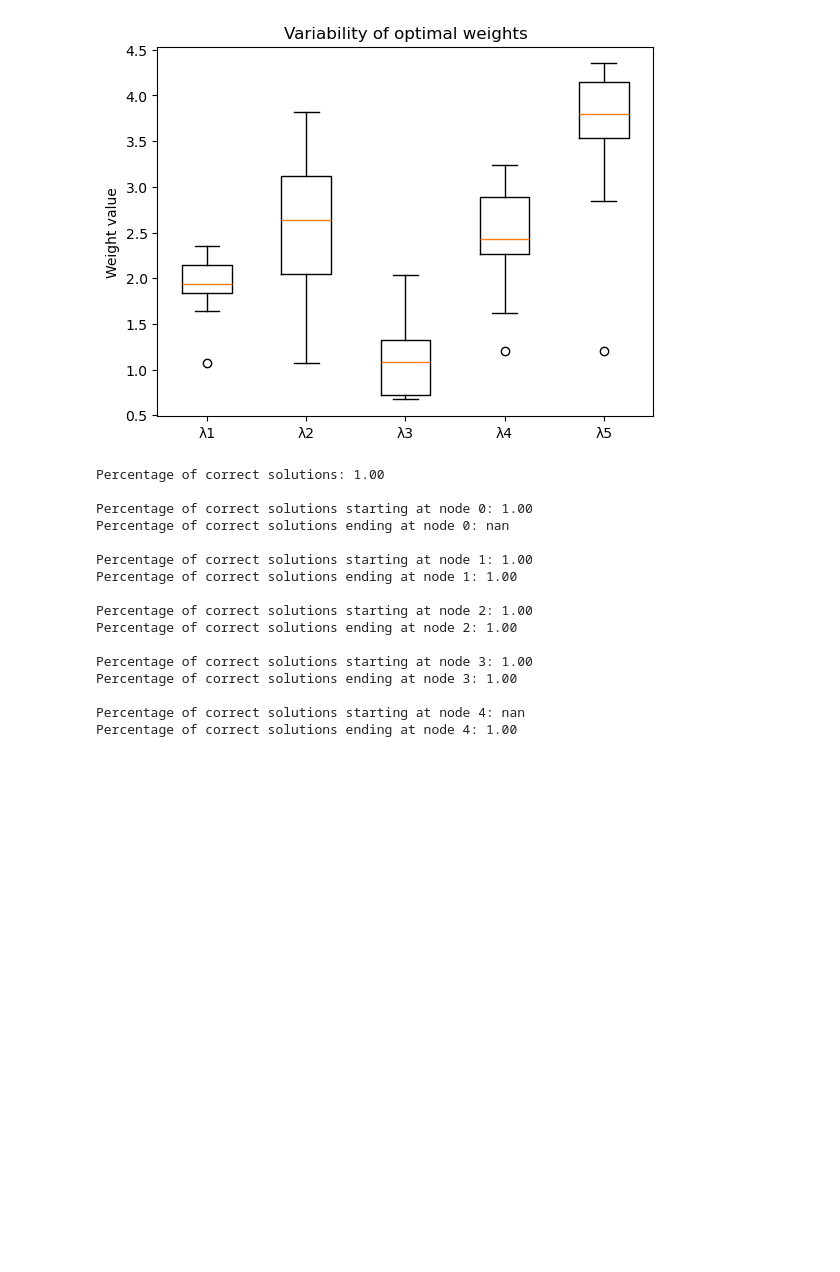
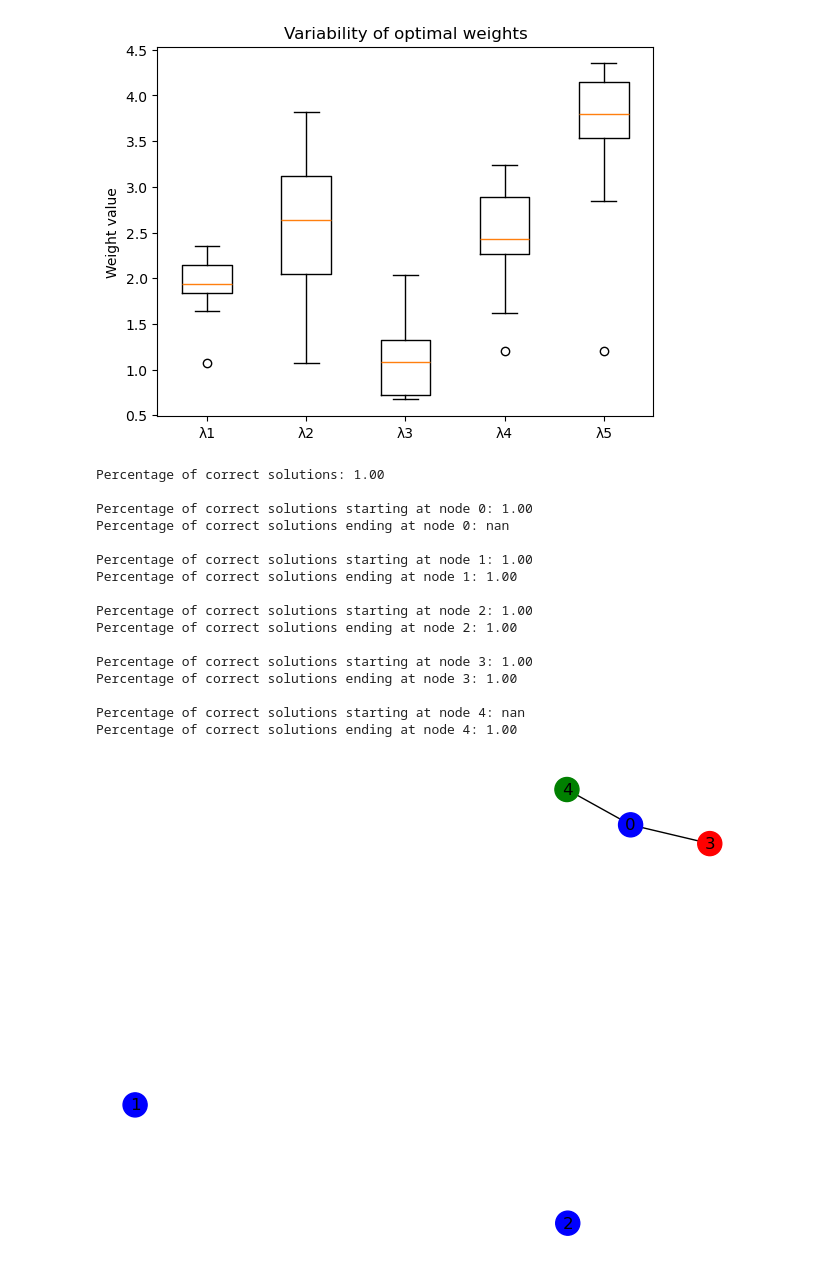
Before and after one commit to pasqal-io/Pasqal_Hackathon_Feb25_Team_03, a Jupyter notebook: Analysis_Optimized_Lambdas.ipynb, the cells around one changed output. Saved outputs shown, nothing was run; the diff lists cells and outputs as text; code cells hidden in the pictures; blank space fills up the shorter version.

Commit message:
Updated some visualization methods

```diff
--- a/Analysis_Optimized_Lambdas.ipynb
+++ b/Analysis_Optimized_Lambdas.ipynb
@@ -3,13 +3,18 @@ import glob
 from TSP_Formulation_Methods import *
 import matplotlib.pyplot as plt
 import numpy as np
+import os
 
 N = 5
 p = 2
 num_reads_solver = 4000
 
-concrete_simulations = "lambdas"
-mean_lambdas = load_lambda_means(concrete_simulations)
+script_dir = os.getcwd()
+concrete_simulations = "lambdas_N_"
+files_to_find = os.path.join(script_dir, f"data/lamdasOptimized/{concrete_simulations}*")
+list_of_files = glob.glob(files_to_find)
+
+mean_lambdas = load_lambda_means(list_of_files)
 
 print("Mean lambdas: ", mean_lambdas)
 distances_original_matrix = np.loadtxt("./data/matriz-rutas-granada")
@@ -62,30 +67,34 @@ plt.show()
 
 solutions_analysis = np.zeros((len(all_start_end_combinations), 3))
 
 for index, (startNodes, endNodes) in enumerate(all_start_end_combinations):
     startNode = startNodes[0]
     endNode = endNodes[0]
     solutions_analysis[index][0] = startNode
     solutions_analysis[index][1] = endNode
     Q_matrix,_ = create_QUBO_matrix(distances_N_stops_normalized, p, startNode, endNode, mean_lambdas)
     solution_array, _ = solve_qubo_with_Dwave(Q_matrix, num_reads_solver)
     solutions_analysis[index][2] = int(check_solution_return(solution_array, N, p, startNode, endNode))
 
 show_statistics_lambdas(solutions_analysis)
+
+check_solution(solution_array, N, p, N-2, N-1)
+draw_solution_graph(solution_array, distances_N_stops_normalized, p, solutions_analysis[-1][0], solutions_analysis[-1][1])
 # %% [output]
 Percentage of correct solutions: 1.00
 
 Percentage of correct solutions starting at node 0: 1.00
 Percentage of correct solutions ending at node 0: nan
 
 Percentage of correct solutions starting at node 1: 1.00
 Percentage of correct solutions ending at node 1: 1.00
 
 Percentage of correct solutions starting at node 2: 1.00
 Percentage of correct solutions ending at node 2: 1.00
 
 Percentage of correct solutions starting at node 3: 1.00
 Percentage of correct solutions ending at node 3: 1.00
 
 Percentage of correct solutions starting at node 4: nan
 Percentage of correct solutions ending at node 4: 1.00
+[figure, added]
```
Also changed, not shown: parts of 5 cells of this notebook, 1 other file.
